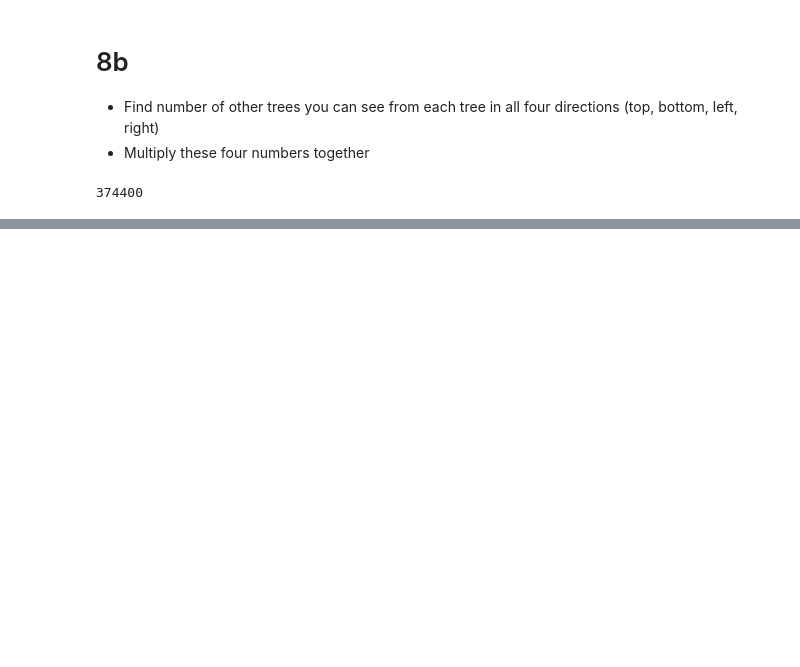
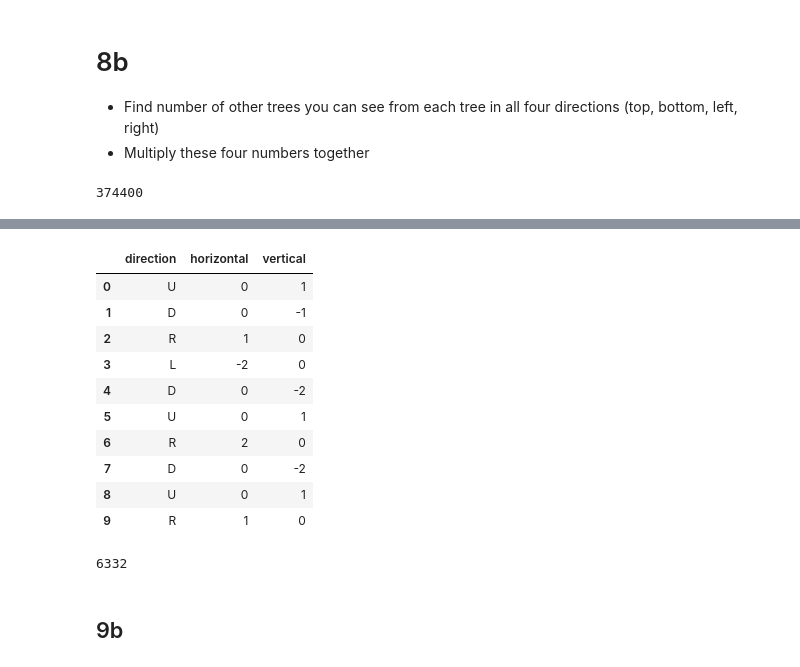
Before and after one commit to tdpetrou/Advent-of-Code-Pandas, a Jupyter notebook: 2022/Problems.ipynb, the cells around one changed output, grey strips where cells are left out. Drawn from its saved outputs; the diff is of its cells as text; code cells hidden in the pictures; blank space fills up the shorter version.

```diff
--- a/2022/Problems.ipynb
+++ b/2022/Problems.ipynb
@@ -960,0 +997,26 @@ for direction in (1, -1):
+# %%
+df = pd.read_csv('data/day9.txt', sep=' ', header=None, names=['direction', 'horizontal'])
+df['vertical'] = df['horizontal']
+
+is_vert = df['direction'].isin(['U', 'D'])
+is_down = df['direction'] == 'D'
+is_left = df['direction'] == 'L'
+
+df.loc[~is_vert, 'vertical'] = 0
+df.loc[is_vert, 'horizontal'] = 0
+df.loc[is_down, 'vertical'] *= -1
+df.loc[is_left, 'horizontal'] *= -1
+# %%
+df.head(10)
+# %% [output]
+|  | direction | horizontal | vertical |
+| 0 | U | 0 | 1 |
+| 1 | D | 0 | -1 |
+| 2 | R | 1 | 0 |
+| 3 | L | -2 | 0 |
+| 4 | D | 0 | -2 |
+| 5 | U | 0 | 1 |
+| 6 | R | 2 | 0 |
+| 7 | D | 0 | -2 |
+| 8 | U | 0 | 1 |
+| 9 | R | 1 | 0 |
@@ -960,0 +1067,8 @@ for direction in (1, -1):
+# %%
+df.apply(move, axis=1)
+s = pd.Series(all_tails)
+s.nunique()
+# %% [output]
+6332
+# %% [markdown]
+## 9b
```
Also changed, not shown: parts of 6 cells of this notebook, 1 other file.
